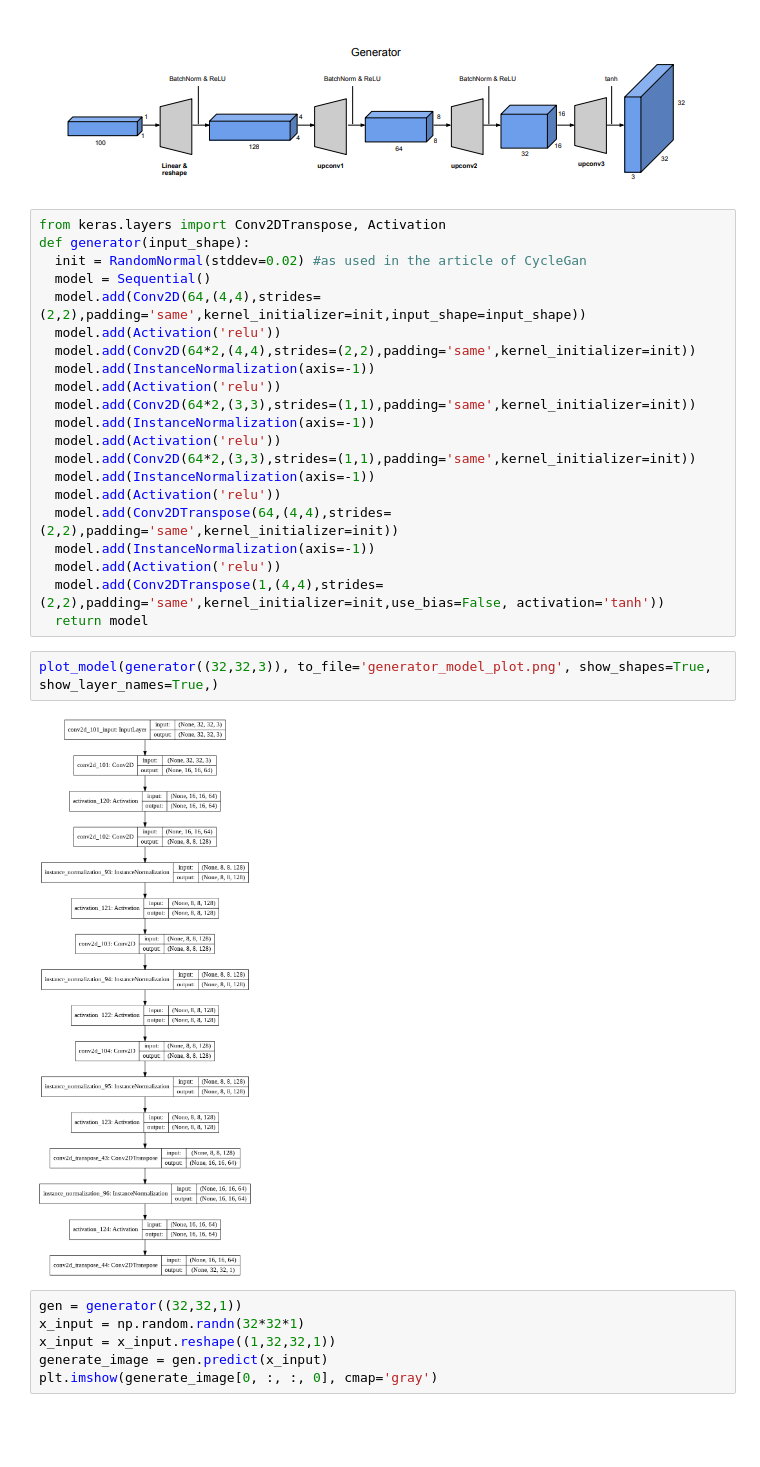
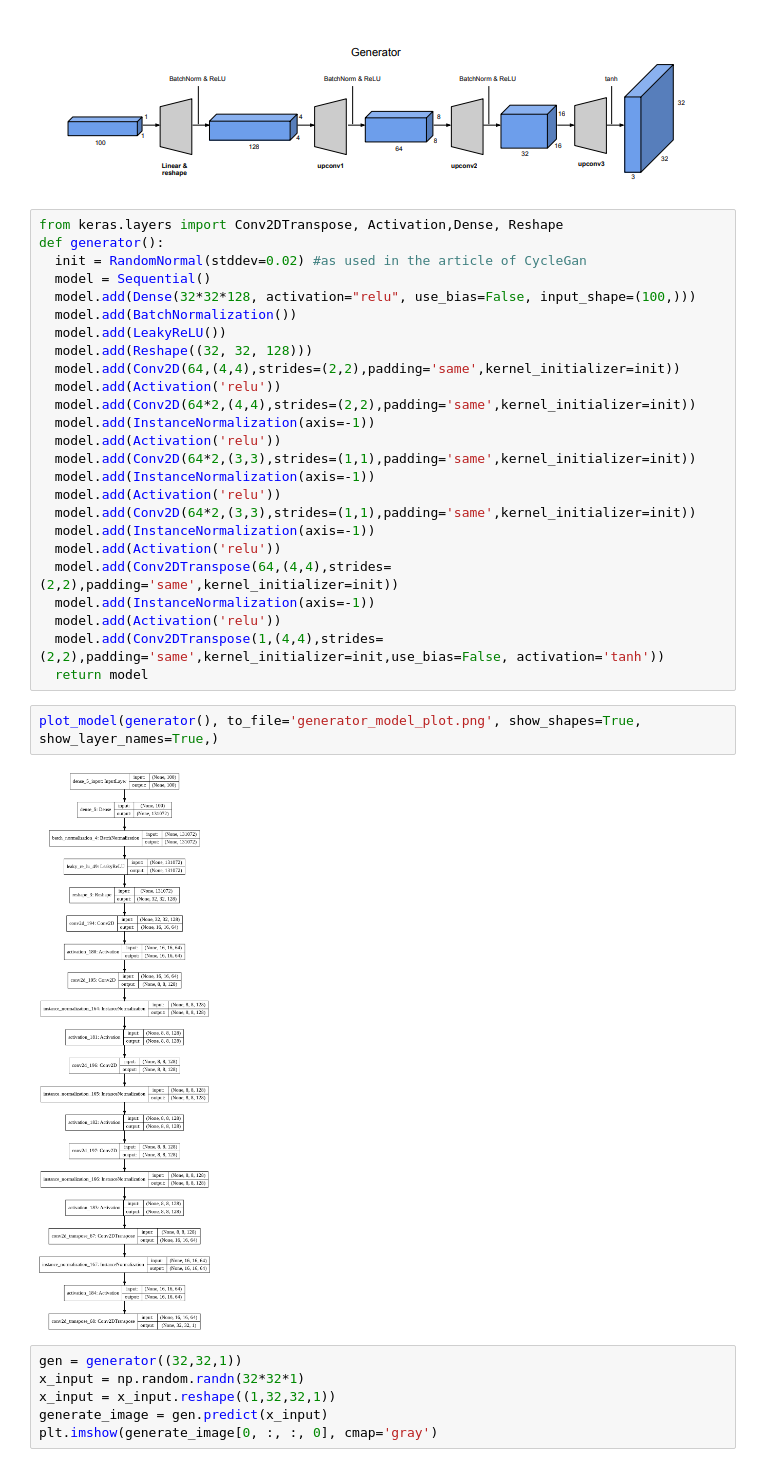
Before and after one commit to melchior-prugniaud/DL-DCGAN-CYCLEGAN, a Jupyter notebook: Cycle_GAN_Implementation.ipynb, the cells around one changed output. Cells and saved outputs as stored; diff of their text form; blank space fills up the shorter version.

```diff
--- a/Cycle_GAN_Implementation.ipynb
+++ b/Cycle_GAN_Implementation.ipynb
@@ -202,11 +202,15 @@ Let's now try to make the generator model. The representation is :
 
 ![image.png](embedded-picture-1)
 # %%
-from keras.layers import Conv2DTranspose, Activation
-def generator(input_shape):
+from keras.layers import Conv2DTranspose, Activation,Dense, Reshape
+def generator():
   init = RandomNormal(stddev=0.02) #as used in the article of CycleGan
   model = Sequential()
-  model.add(Conv2D(64,(4,4),strides=(2,2),padding='same',kernel_initializer=init,input_shape=input_shape))
+  model.add(Dense(32*32*128, activation="relu", use_bias=False, input_shape=(100,)))
+  model.add(BatchNormalization())
+  model.add(LeakyReLU())
+  model.add(Reshape((32, 32, 128)))
+  model.add(Conv2D(64,(4,4),strides=(2,2),padding='same',kernel_initializer=init))
   model.add(Activation('relu'))
   model.add(Conv2D(64*2,(4,4),strides=(2,2),padding='same',kernel_initializer=init))
   model.add(InstanceNormalization(axis=-1))
@@ -223,9 +227,9 @@ def generator(input_shape):
   model.add(Conv2DTranspose(1,(4,4),strides=(2,2),padding='same',kernel_initializer=init,use_bias=False, activation='tanh'))
   return model
 # %%
-plot_model(generator((32,32,3)), to_file='generator_model_plot.png', show_shapes=True, show_layer_names=True,)
+plot_model(generator(), to_file='generator_model_plot.png', show_shapes=True, show_layer_names=True,)
 # %% [output]
-[figure, old version]
+[figure, new version]
 # %%
 gen = generator((32,32,1))
 x_input = np.random.randn(32*32*1)
```
Also changed, not shown: parts of 1 cell of this notebook.
